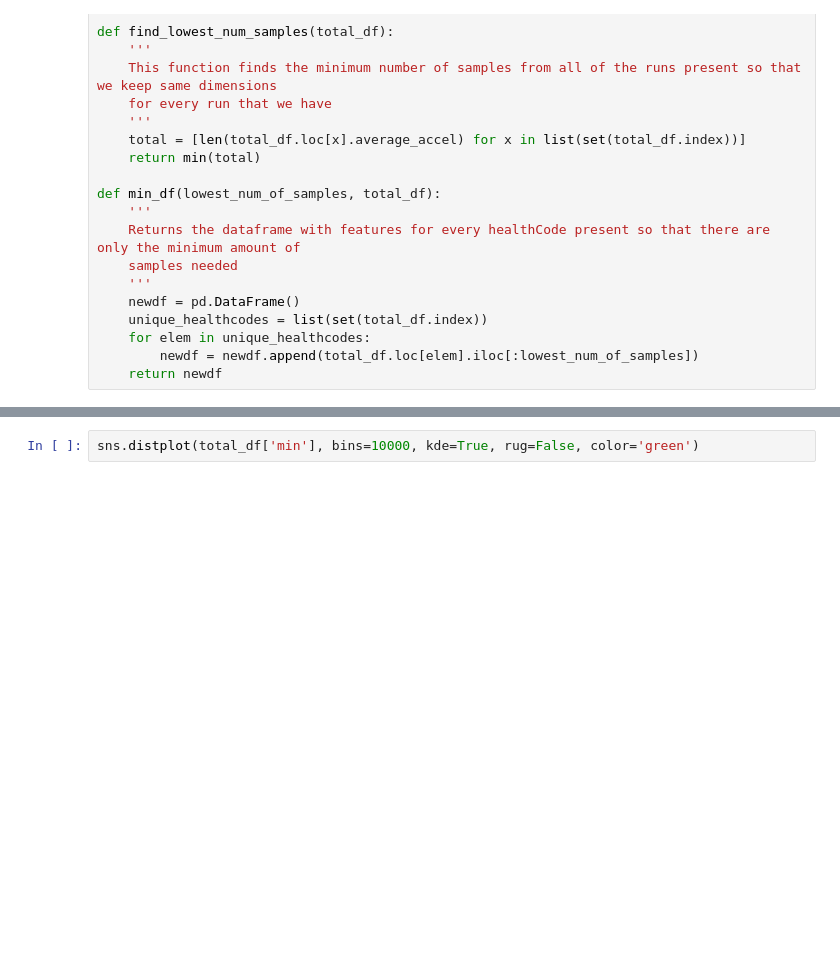
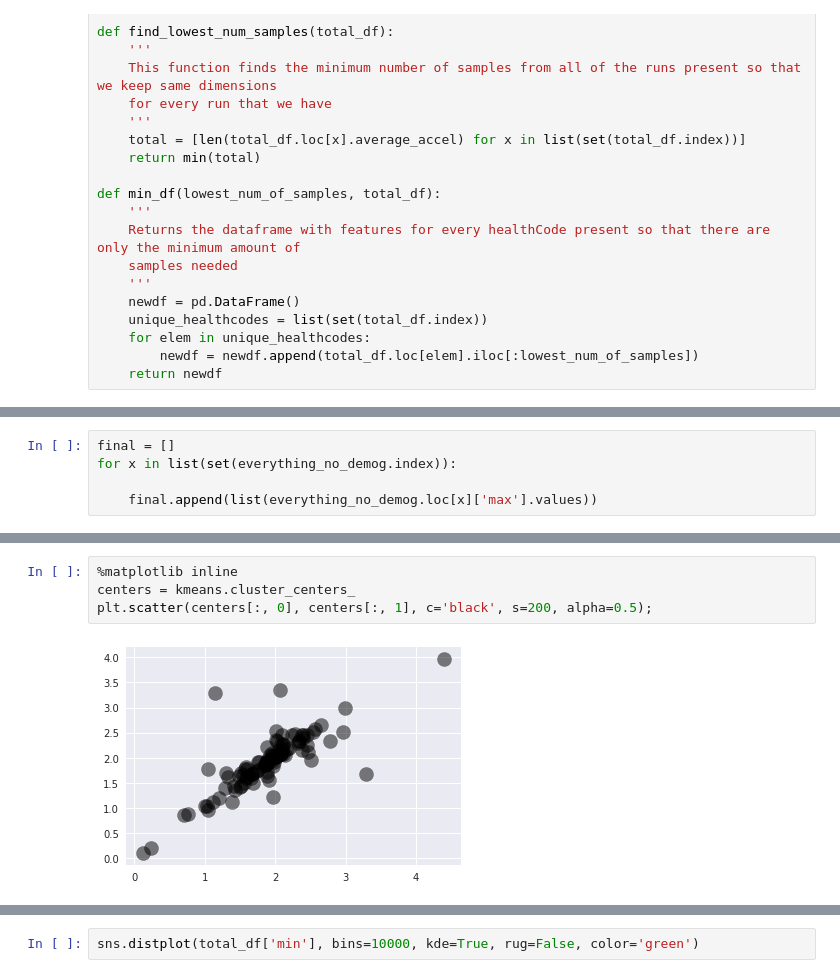
Before and after one commit to AshleyLab/MHC-Gait-Cluster, a Jupyter notebook: MHC-Gait.ipynb, the cells around one changed output, grey strips where cells are left out. Saved outputs shown, nothing was run; the diff lists cells and outputs as text; blank space fills up the shorter version.

```diff
--- a/MHC-Gait.ipynb
+++ b/MHC-Gait.ipynb
@@ -725,0 +775,5 @@ sns.pairplot(testing, size=5)
+# %%
+final = []
+for x in list(set(everything_no_demog.index)):
+
+    final.append(list(everything_no_demog.loc[x]['max'].values))
@@ -726,3 +801,9 @@ sns.pairplot(testing, size=5)
+# %%
+%matplotlib inline
+centers = kmeans.cluster_centers_
+plt.scatter(centers[:, 0], centers[:, 1], c='black', s=200, alpha=0.5);
+# %% [output]
+[figure, added]
 # %%
 import seaborn as sns
 sns.set()
```
Also changed, not shown: parts of 19 cells of this notebook, 4 other files.
